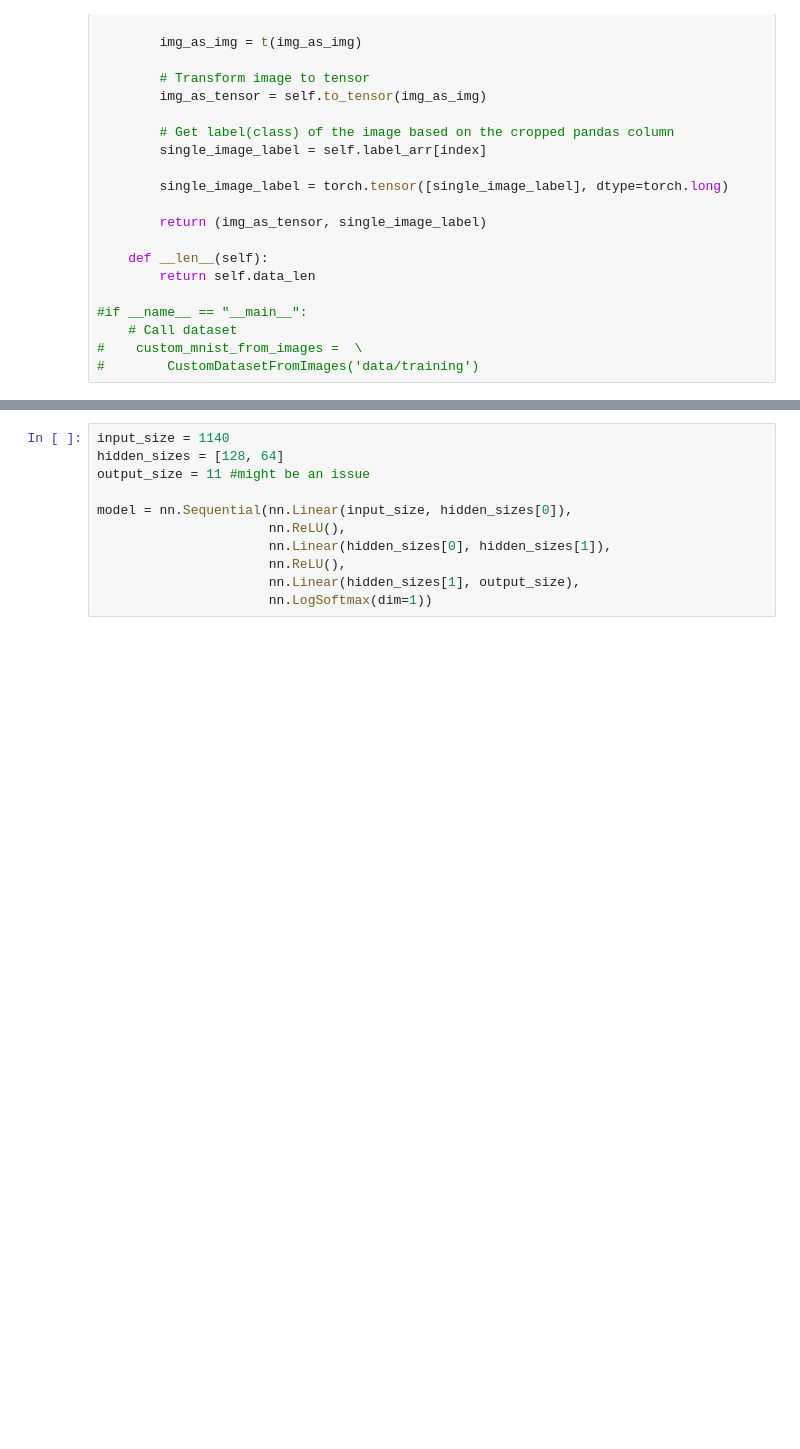
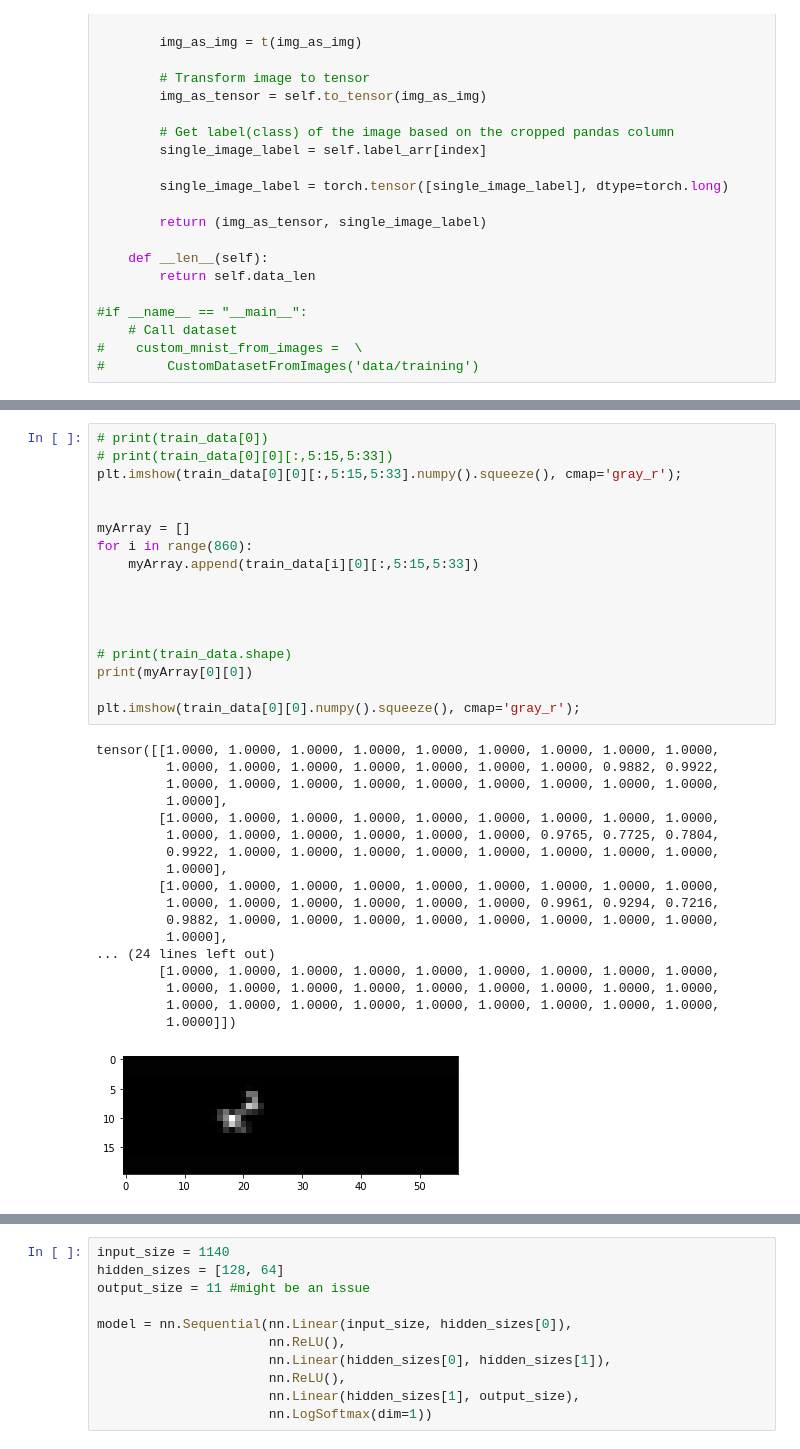
Before and after one commit to isaacgoldings/COSI101-AI-Final, a Jupyter notebook: Model.ipynb, the cells around one changed output, grey strips where cells are left out. Saved outputs shown, nothing was run; the diff lists cells and outputs as text; blank space fills up the shorter version.

```diff
--- a/Model.ipynb
+++ b/Model.ipynb
@@ -61,0 +141,36 @@ train_data = TrainDatasetFromImages('data/training/labels-tab-csv.csv')
+# %%
+# print(train_data[0])
+# print(train_data[0][0][:,5:15,5:33])
+plt.imshow(train_data[0][0][:,5:15,5:33].numpy().squeeze(), cmap='gray_r');
+
+
+myArray = []
+for i in range(860):
+    myArray.append(train_data[i][0][:,5:15,5:33])
+
+
+
+
+# print(train_data.shape)
+print(myArray[0][0])
+
+plt.imshow(train_data[0][0].numpy().squeeze(), cmap='gray_r');
+# %% [output]
+tensor([[1.0000, 1.0000, 1.0000, 1.0000, 1.0000, 1.0000, 1.0000, 1.0000, 1.0000,
+         1.0000, 1.0000, 1.0000, 1.0000, 1.0000, 1.0000, 1.0000, 0.9882, 0.9922,
+         1.0000, 1.0000, 1.0000, 1.0000, 1.0000, 1.0000, 1.0000, 1.0000, 1.0000,
+         1.0000],
+        [1.0000, 1.0000, 1.0000, 1.0000, 1.0000, 1.0000, 1.0000, 1.0000, 1.0000,
+         1.0000, 1.0000, 1.0000, 1.0000, 1.0000, 1.0000, 0.9765, 0.7725, 0.7804,
+         0.9922, 1.0000, 1.0000, 1.0000, 1.0000, 1.0000, 1.0000, 1.0000, 1.0000,
+         1.0000],
+        [1.0000, 1.0000, 1.0000, 1.0000, 1.0000, 1.0000, 1.0000, 1.0000, 1.0000,
+         1.0000, 1.0000, 1.0000, 1.0000, 1.0000, 1.0000, 0.9961, 0.9294, 0.7216,
+         0.9882, 1.0000, 1.0000, 1.0000, 1.0000, 1.0000, 1.0000, 1.0000, 1.0000,
+         1.0000],
+... (24 lines left out)
+        [1.0000, 1.0000, 1.0000, 1.0000, 1.0000, 1.0000, 1.0000, 1.0000, 1.0000,
+         1.0000, 1.0000, 1.0000, 1.0000, 1.0000, 1.0000, 1.0000, 1.0000, 1.0000,
+         1.0000, 1.0000, 1.0000, 1.0000, 1.0000, 1.0000, 1.0000, 1.0000, 1.0000,
+         1.0000]])
+[figure, added]
```
Also changed, not shown: parts of 12 cells of this notebook.
